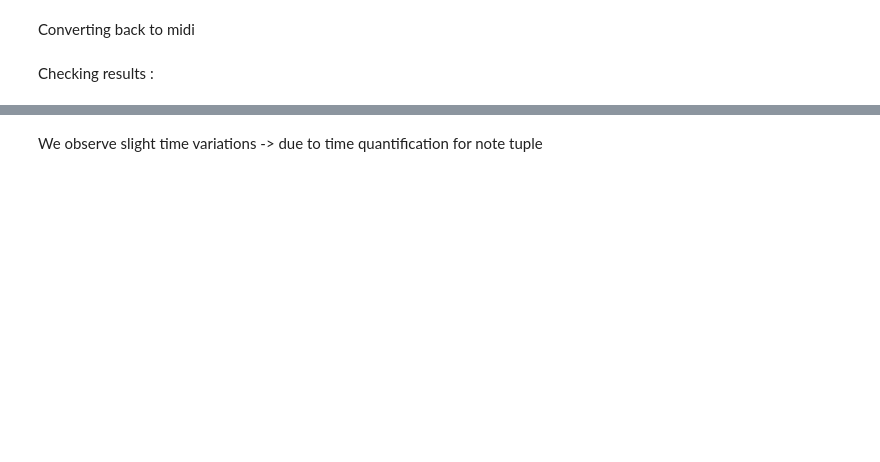
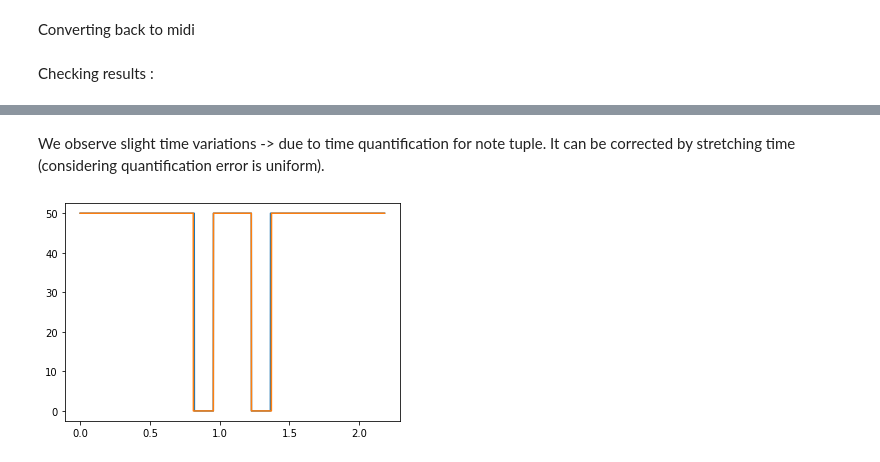
Before and after one commit to gle-bellier/internship-expressive-DDSP, a Jupyter notebook: converter.ipynb, the cells around one changed output, grey strips where cells are left out. Drawn from its saved outputs; the diff is of its cells as text; code cells hidden in the pictures; blank space fills up the shorter version.

Commit message:
Time stretching for note tuple reconstruction

```diff
--- a/converter.ipynb
+++ b/converter.ipynb
@@ -124,2 +143,12 @@ plt.show()
 # %% [markdown]
-We observe slight time variations -> due to time quantification for note tuple
+We observe slight time variations -> due to time quantification for note tuple.
+It can be corrected by stretching time (considering quantification error is uniform).
+# %%
+ratio = t1[-1]/t2[-1]
+t_reconst_adapt = t2 *ratio
+
+plt.plot(t1, l1[0], label = "original")
+plt.plot(t_reconst_adapt, l2[0], label = "reconstruct")
+plt.show()
+# %% [output]
+[figure, added]
```
Also changed, not shown: parts of 9 cells of this notebook, 3 other files.
